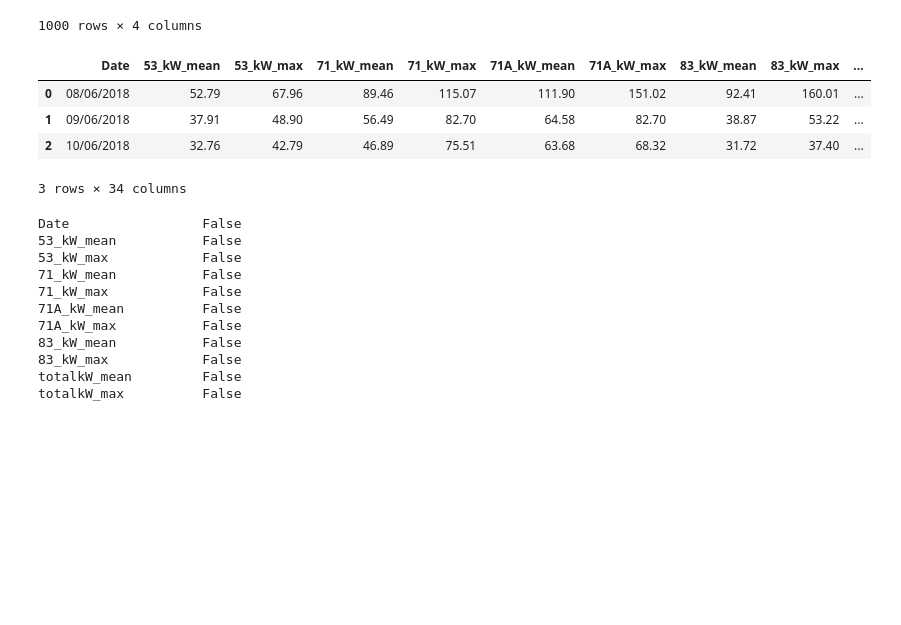
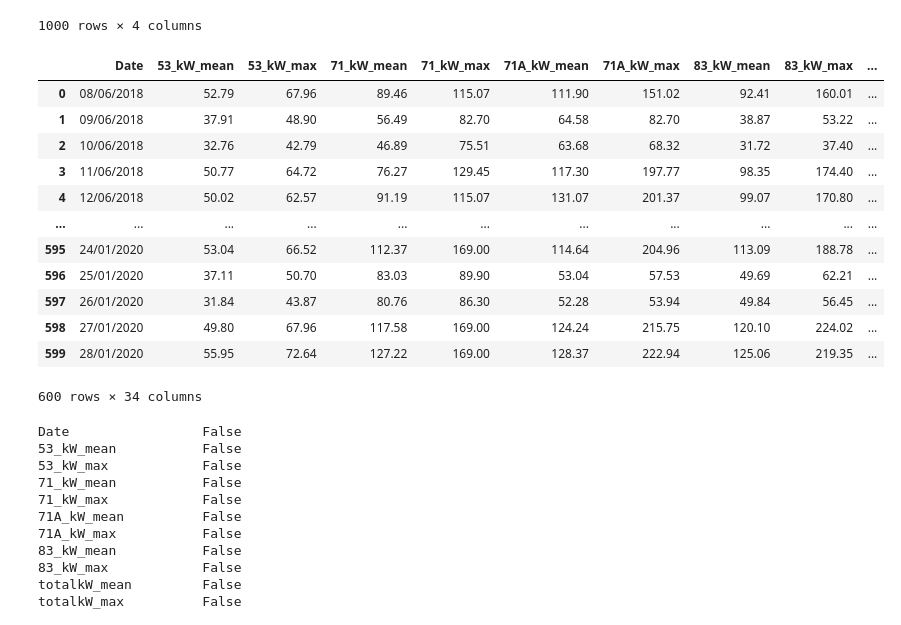
Before and after one commit to Ahmed-ui94/web_programming, a Jupyter notebook: pandas1/pandas.ipynb, the cells around one changed output. Cells and saved outputs as stored; diff of their text form; code cells hidden in the pictures; blank space fills up the shorter version.

```diff
--- a/pandas1/pandas.ipynb
+++ b/pandas1/pandas.ipynb
@@ -1207,13 +1368,21 @@ snow
 1000 rows × 4 columns
 # %%
 date_manipulation = pd.read_csv("daily_values_ee.csv")
-date_manipulation.head(3)
+date_manipulation
 # %% [output]
 |  | Date | 53_kW_mean | 53_kW_max | 71_kW_mean | 71_kW_max | 71A_kW_mean | 71A_kW_max | 83_kW_mean | 83_kW_max | ... |
 | 0 | 08/06/2018 | 52.79 | 67.96 | 89.46 | 115.07 | 111.90 | 151.02 | 92.41 | 160.01 | ... |
 | 1 | 09/06/2018 | 37.91 | 48.90 | 56.49 | 82.70 | 64.58 | 82.70 | 38.87 | 53.22 | ... |
 | 2 | 10/06/2018 | 32.76 | 42.79 | 46.89 | 75.51 | 63.68 | 68.32 | 31.72 | 37.40 | ... |
+| 3 | 11/06/2018 | 50.77 | 64.72 | 76.27 | 129.45 | 117.30 | 197.77 | 98.35 | 174.40 | ... |
+| 4 | 12/06/2018 | 50.02 | 62.57 | 91.19 | 115.07 | 131.07 | 201.37 | 99.07 | 170.80 | ... |
+| ... | ... | ... | ... | ... | ... | ... | ... | ... | ... | ... |
+| 595 | 24/01/2020 | 53.04 | 66.52 | 112.37 | 169.00 | 114.64 | 204.96 | 113.09 | 188.78 | ... |
+| 596 | 25/01/2020 | 37.11 | 50.70 | 83.03 | 89.90 | 53.04 | 57.53 | 49.69 | 62.21 | ... |
+| 597 | 26/01/2020 | 31.84 | 43.87 | 80.76 | 86.30 | 52.28 | 53.94 | 49.84 | 56.45 | ... |
+| 598 | 27/01/2020 | 49.80 | 67.96 | 117.58 | 169.00 | 124.24 | 215.75 | 120.10 | 224.02 | ... |
+| 599 | 28/01/2020 | 55.95 | 72.64 | 127.22 | 169.00 | 128.37 | 222.94 | 125.06 | 219.35 | ... |
-3 rows × 34 columns
+600 rows × 34 columns
 # %%
 date_manipulation.isna().any()
 # %% [output]
```
Also changed, not shown: parts of 63 cells of this notebook.
